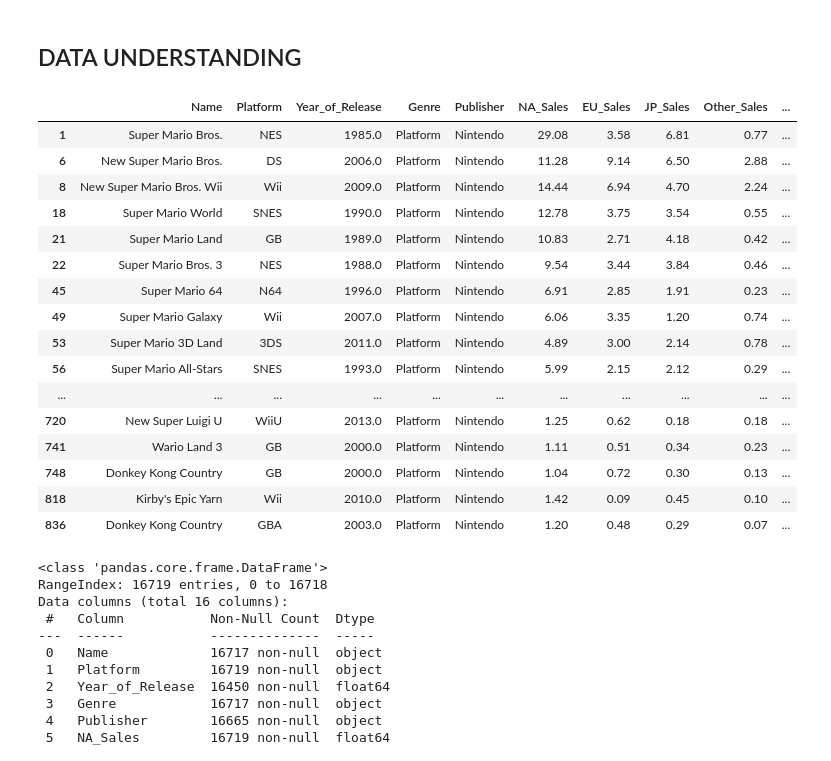
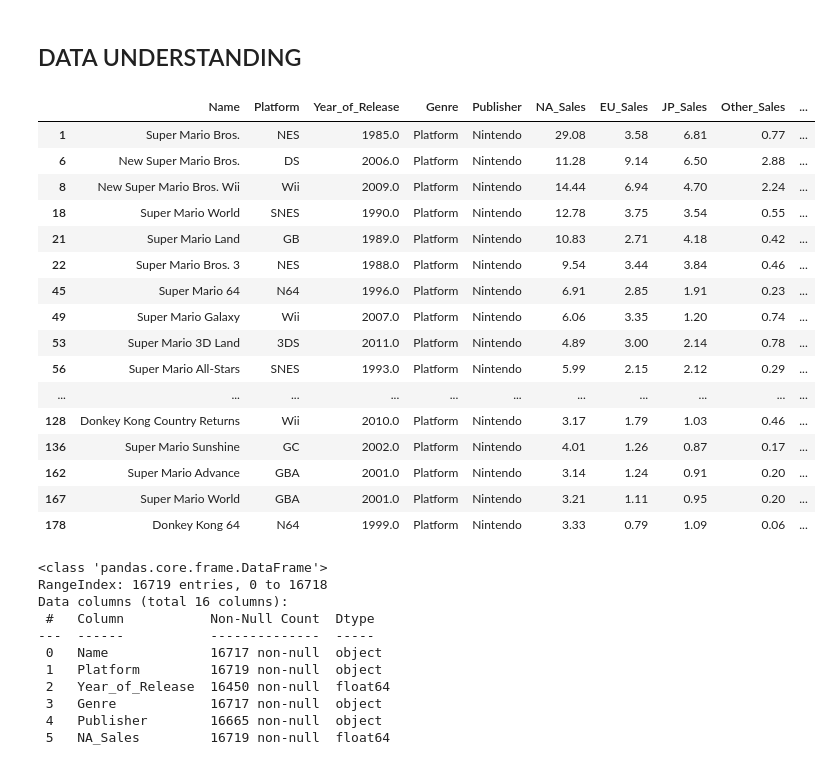
Before and after one commit to faustofcjr/artificial-intelligence, a Jupyter notebook: kaggle/video-game-sales/main.ipynb, the cells around one changed output. Cells and saved outputs as stored; diff of their text form; code cells hidden in the pictures.

```diff
--- a/kaggle/video-game-sales/main.ipynb
+++ b/kaggle/video-game-sales/main.ipynb
@@ -31,25 +33,25 @@ dataset.head()
 # %% [markdown]
 ## DATA UNDERSTANDING
 # %%
-dataset[(dataset['Publisher'] == 'Nintendo') & (dataset['Genre'] == 'Platform')].head(50)
+dataset[(dataset['Publisher'] == 'Nintendo') & (dataset['Genre'] == 'Platform')].head(20)
 # %% [output]
 |  | Name | Platform | Year_of_Release | Genre | Publisher | NA_Sales | EU_Sales | JP_Sales | Other_Sales | ... |
 | 1 | Super Mario Bros. | NES | 1985.0 | Platform | Nintendo | 29.08 | 3.58 | 6.81 | 0.77 | ... |
 | 6 | New Super Mario Bros. | DS | 2006.0 | Platform | Nintendo | 11.28 | 9.14 | 6.50 | 2.88 | ... |
 | 8 | New Super Mario Bros. Wii | Wii | 2009.0 | Platform | Nintendo | 14.44 | 6.94 | 4.70 | 2.24 | ... |
 | 18 | Super Mario World | SNES | 1990.0 | Platform | Nintendo | 12.78 | 3.75 | 3.54 | 0.55 | ... |
 | 21 | Super Mario Land | GB | 1989.0 | Platform | Nintendo | 10.83 | 2.71 | 4.18 | 0.42 | ... |
 | 22 | Super Mario Bros. 3 | NES | 1988.0 | Platform | Nintendo | 9.54 | 3.44 | 3.84 | 0.46 | ... |
 | 45 | Super Mario 64 | N64 | 1996.0 | Platform | Nintendo | 6.91 | 2.85 | 1.91 | 0.23 | ... |
 | 49 | Super Mario Galaxy | Wii | 2007.0 | Platform | Nintendo | 6.06 | 3.35 | 1.20 | 0.74 | ... |
 | 53 | Super Mario 3D Land | 3DS | 2011.0 | Platform | Nintendo | 4.89 | 3.00 | 2.14 | 0.78 | ... |
 | 56 | Super Mario All-Stars | SNES | 1993.0 | Platform | Nintendo | 5.99 | 2.15 | 2.12 | 0.29 | ... |
 | ... | ... | ... | ... | ... | ... | ... | ... | ... | ... | ... |
-| 720 | New Super Luigi U | WiiU | 2013.0 | Platform | Nintendo | 1.25 | 0.62 | 0.18 | 0.18 | ... |
-| 741 | Wario Land 3 | GB | 2000.0 | Platform | Nintendo | 1.11 | 0.51 | 0.34 | 0.23 | ... |
-| 748 | Donkey Kong Country | GB | 2000.0 | Platform | Nintendo | 1.04 | 0.72 | 0.30 | 0.13 | ... |
-| 818 | Kirby's Epic Yarn | Wii | 2010.0 | Platform | Nintendo | 1.42 | 0.09 | 0.45 | 0.10 | ... |
-| 836 | Donkey Kong Country | GBA | 2003.0 | Platform | Nintendo | 1.20 | 0.48 | 0.29 | 0.07 | ... |
+| 128 | Donkey Kong Country Returns | Wii | 2010.0 | Platform | Nintendo | 3.17 | 1.79 | 1.03 | 0.46 | ... |
+| 136 | Super Mario Sunshine | GC | 2002.0 | Platform | Nintendo | 4.01 | 1.26 | 0.87 | 0.17 | ... |
+| 162 | Super Mario Advance | GBA | 2001.0 | Platform | Nintendo | 3.14 | 1.24 | 0.91 | 0.20 | ... |
+| 167 | Super Mario World | GBA | 2001.0 | Platform | Nintendo | 3.21 | 1.11 | 0.95 | 0.20 | ... |
+| 178 | Donkey Kong 64 | N64 | 1999.0 | Platform | Nintendo | 3.33 | 0.79 | 1.09 | 0.06 | ... |
 # %%
 dataset.info()
 # %% [output]
```
Also changed, not shown: parts of 10 cells of this notebook.
